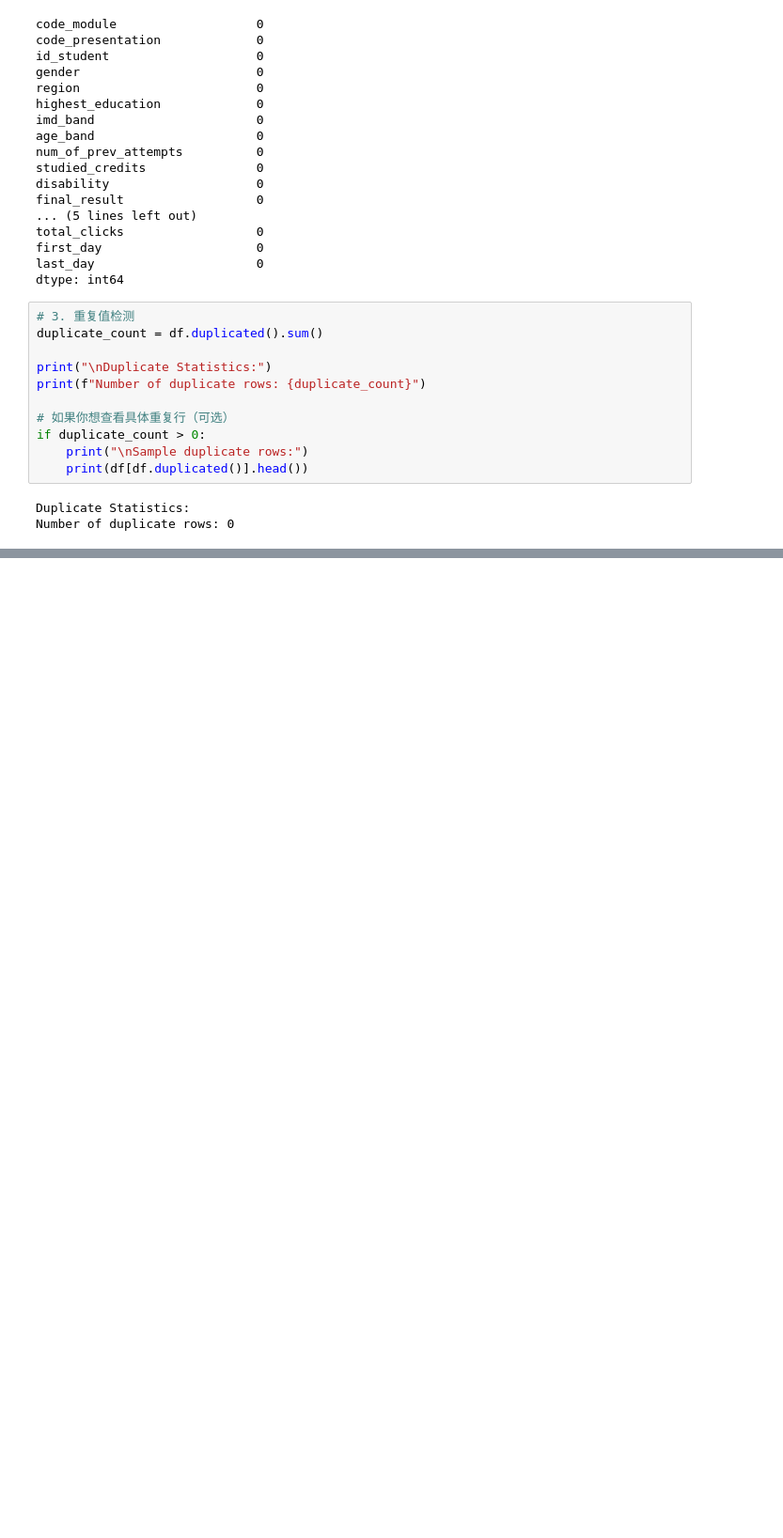
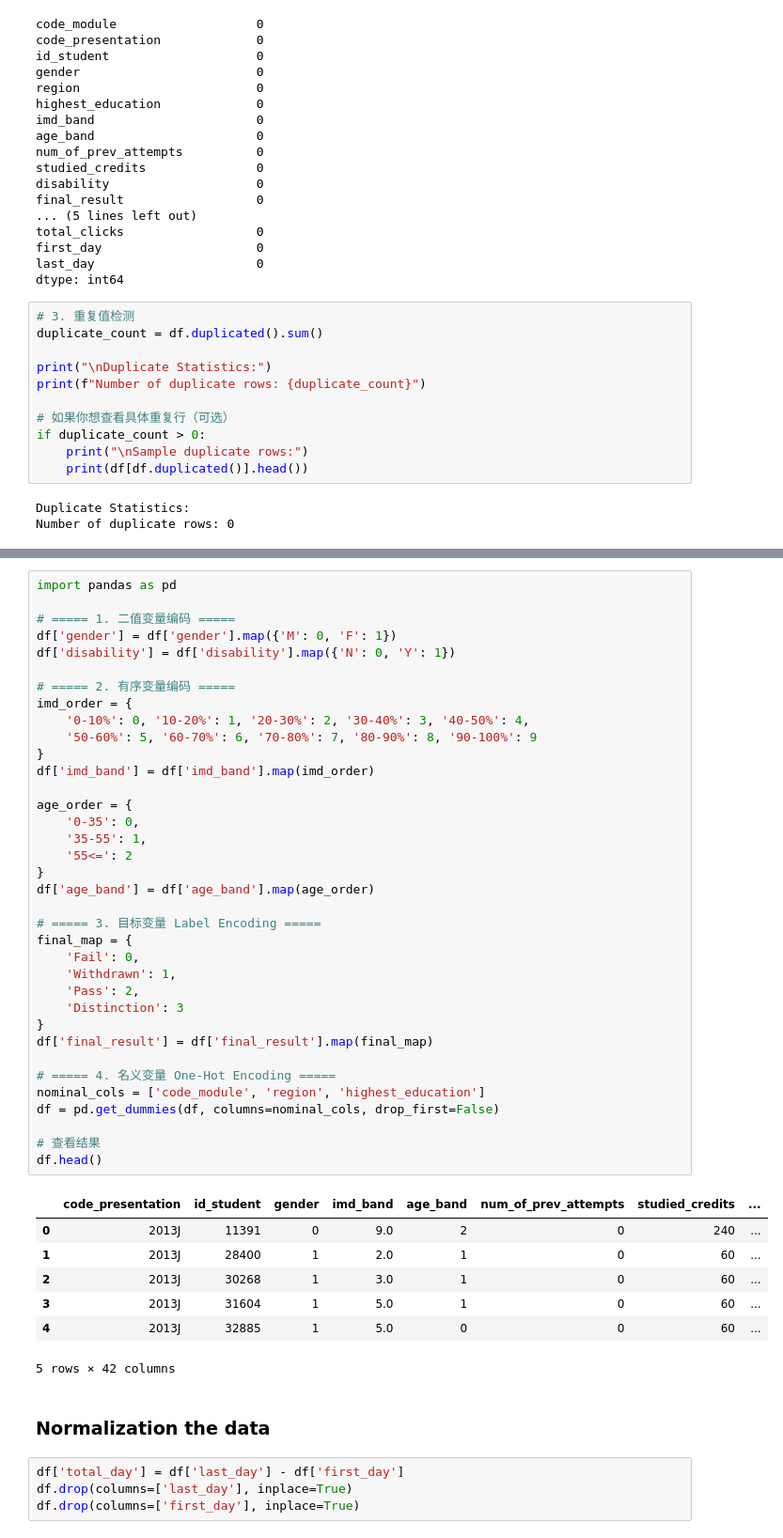
Before and after one commit to Jack-622/GroupWork, a Jupyter notebook: Data_Preparation.ipynb, the cells around one changed output, grey strips where cells are left out. Shown at 94% size. Drawn from its saved outputs; the diff is of its cells as text; blank space fills up the shorter version.

```diff
--- a/Data_Preparation.ipynb
+++ b/Data_Preparation.ipynb
@@ -593,0 +653,50 @@ Number of duplicate rows: 0
+# %%
+import pandas as pd
+
+# ===== 1. 二值变量编码 =====
+df['gender'] = df['gender'].map({'M': 0, 'F': 1})
+df['disability'] = df['disability'].map({'N': 0, 'Y': 1})
+
+# ===== 2. 有序变量编码 =====
+imd_order = {
+    '0-10%': 0, '10-20%': 1, '20-30%': 2, '30-40%': 3, '40-50%': 4,
+    '50-60%': 5, '60-70%': 6, '70-80%': 7, '80-90%': 8, '90-100%': 9
+}
+df['imd_band'] = df['imd_band'].map(imd_order)
+
+age_order = {
+    '0-35': 0,
+    '35-55': 1,
+    '55<=': 2
+}
+df['age_band'] = df['age_band'].map(age_order)
+
+# ===== 3. 目标变量 Label Encoding =====
+final_map = {
+    'Fail': 0,
+    'Withdrawn': 1,
+    'Pass': 2,
+    'Distinction': 3
+}
+df['final_result'] = df['final_result'].map(final_map)
+
+# ===== 4. 名义变量 One-Hot Encoding =====
+nominal_cols = ['code_module', 'region', 'highest_education']
+df = pd.get_dummies(df, columns=nominal_cols, drop_first=False)
+
+# 查看结果
+df.head()
+# %% [output]
+|  | code_presentation | id_student | gender | imd_band | age_band | num_of_prev_attempts | studied_credits | ... |
+| 0 | 2013J | 11391 | 0 | 9.0 | 2 | 0 | 240 | ... |
+| 1 | 2013J | 28400 | 1 | 2.0 | 1 | 0 | 60 | ... |
+| 2 | 2013J | 30268 | 1 | 3.0 | 1 | 0 | 60 | ... |
+| 3 | 2013J | 31604 | 1 | 5.0 | 1 | 0 | 60 | ... |
+| 4 | 2013J | 32885 | 1 | 5.0 | 0 | 0 | 60 | ... |
+5 rows × 42 columns
+# %% [markdown]
+### Normalization the data
+# %%
+df['total_day'] = df['last_day'] - df['first_day']
+df.drop(columns=['last_day'], inplace=True)
+df.drop(columns=['first_day'], inplace=True)
```
Also changed, not shown: parts of 9 cells of this notebook, 2 other files.
